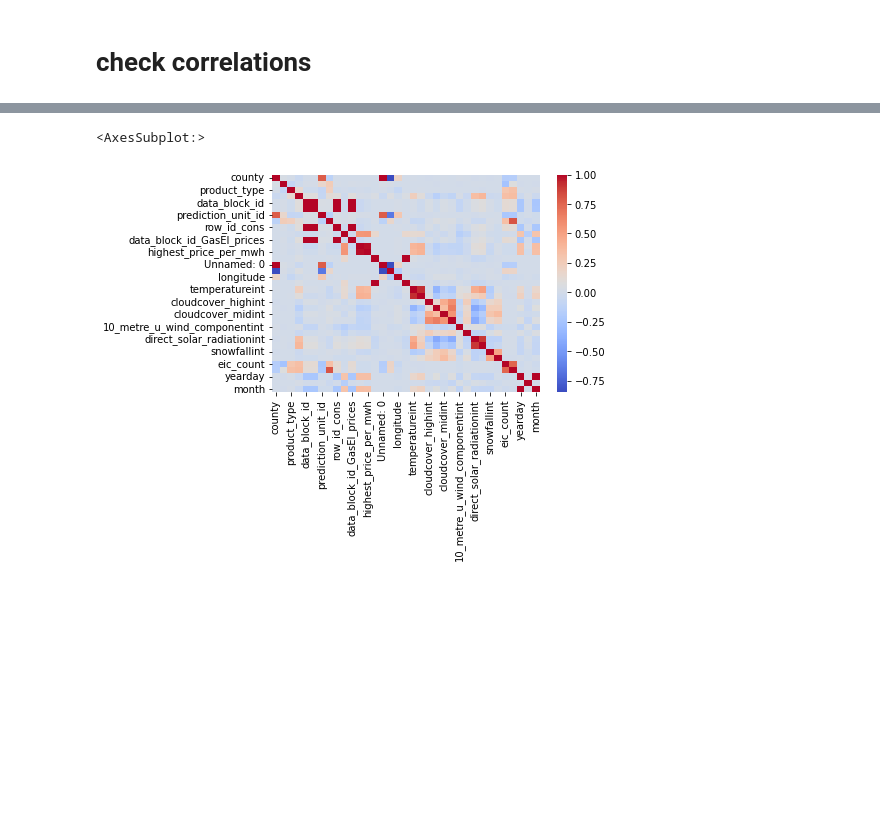
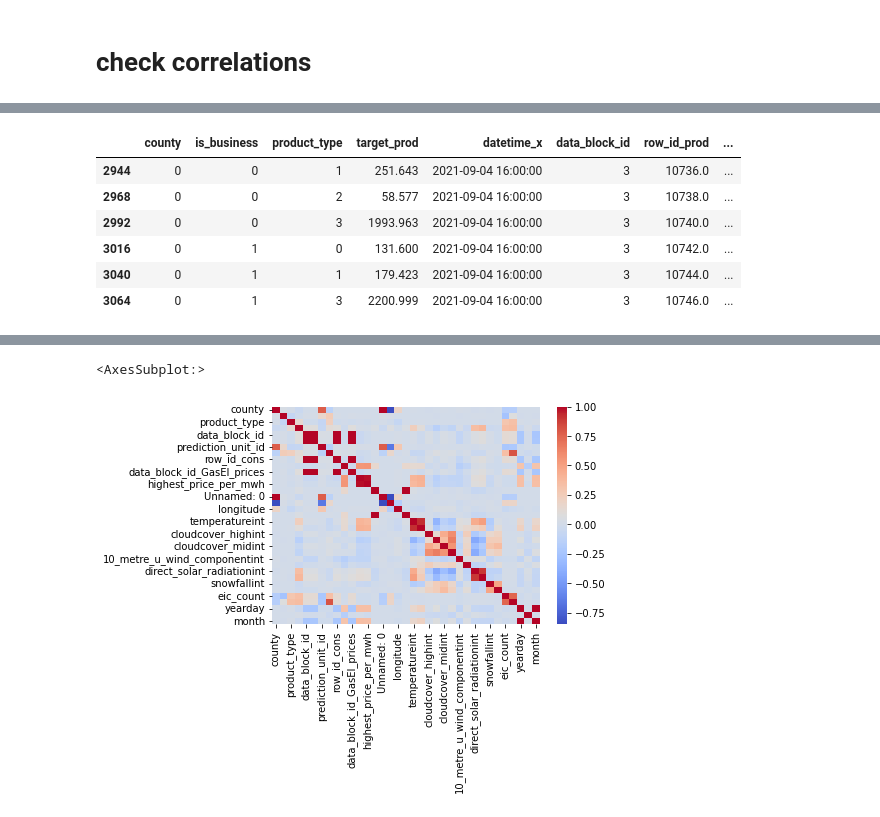
Before and after one commit to matze21/predictEnegyCons, a Jupyter notebook: jupyters/checkCorrelation.ipynb, the cells around one changed output, grey strips where cells are left out. Drawn from its saved outputs; the diff is of its cells as text; code cells hidden in the pictures; blank space fills up the shorter version.

```diff
--- a/jupyters/checkCorrelation.ipynb
+++ b/jupyters/checkCorrelation.ipynb
@@ -85,0 +90,13 @@ df = df.dropna()
+# %%
+pd.set_option('Display.max_column', None)
+df.loc[(df.county == 0) & (df.data_block_id == 3) & (df.datetime_x == '2021-09-04 16:00:00')]
+# relative Production is NOT const over all customers in county -> something else needs to be there
+# investigate product type, business & installed capacity
+# %% [output]
+|  | county | is_business | product_type | target_prod | datetime_x | data_block_id | row_id_prod | ... |
+| 2944 | 0 | 0 | 1 | 251.643 | 2021-09-04 16:00:00 | 3 | 10736.0 | ... |
+| 2968 | 0 | 0 | 2 | 58.577 | 2021-09-04 16:00:00 | 3 | 10738.0 | ... |
+| 2992 | 0 | 0 | 3 | 1993.963 | 2021-09-04 16:00:00 | 3 | 10740.0 | ... |
+| 3016 | 0 | 1 | 0 | 131.600 | 2021-09-04 16:00:00 | 3 | 10742.0 | ... |
+| 3040 | 0 | 1 | 1 | 179.423 | 2021-09-04 16:00:00 | 3 | 10744.0 | ... |
+| 3064 | 0 | 1 | 3 | 2200.999 | 2021-09-04 16:00:00 | 3 | 10746.0 | ... |
```
Also changed, not shown: parts of 39 cells of this notebook.
